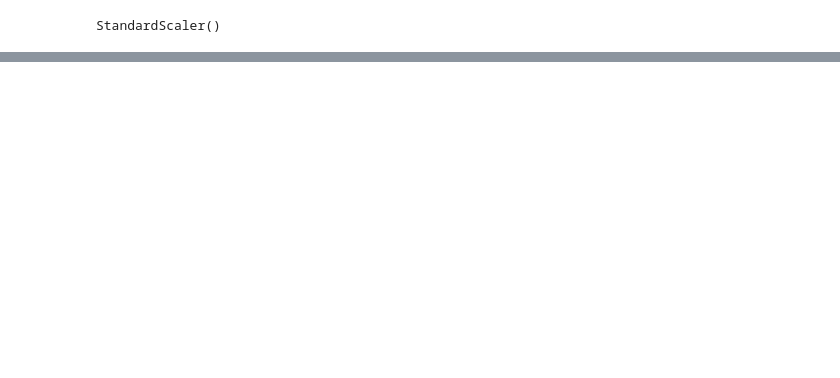
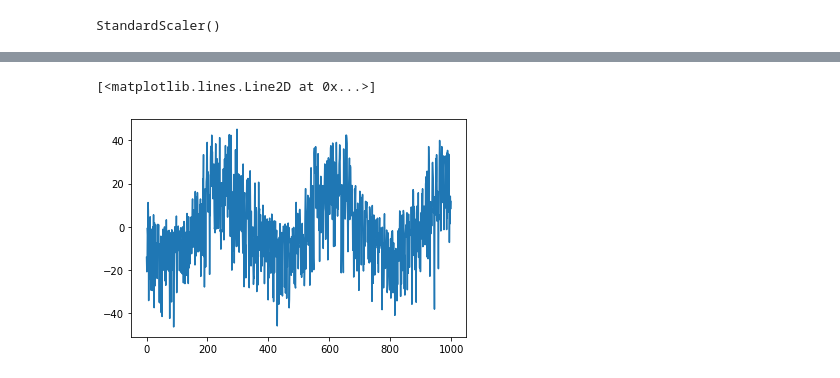
Before and after one commit to tward90/LSTM_Weather_Forecast, a Jupyter notebook: WeatherModelTrain.ipynb, the cells around one changed output, grey strips where cells are left out. Cells and saved outputs as stored; diff of their text form; code cells hidden in the pictures; blank space fills up the shorter version.

```diff
--- a/WeatherModelTrain.ipynb
+++ b/WeatherModelTrain.ipynb
@@ -294 +245,6 @@ output_df = pd.DataFrame(data=inverse_pred, columns=df.columns)
+# %%
+plt.plot(resid[:1000])
+# %% [output]
+[<matplotlib.lines.Line2D at 0x...>]
+[figure, added]
 # %%
```
Also changed, not shown: parts of 23 cells of this notebook.
